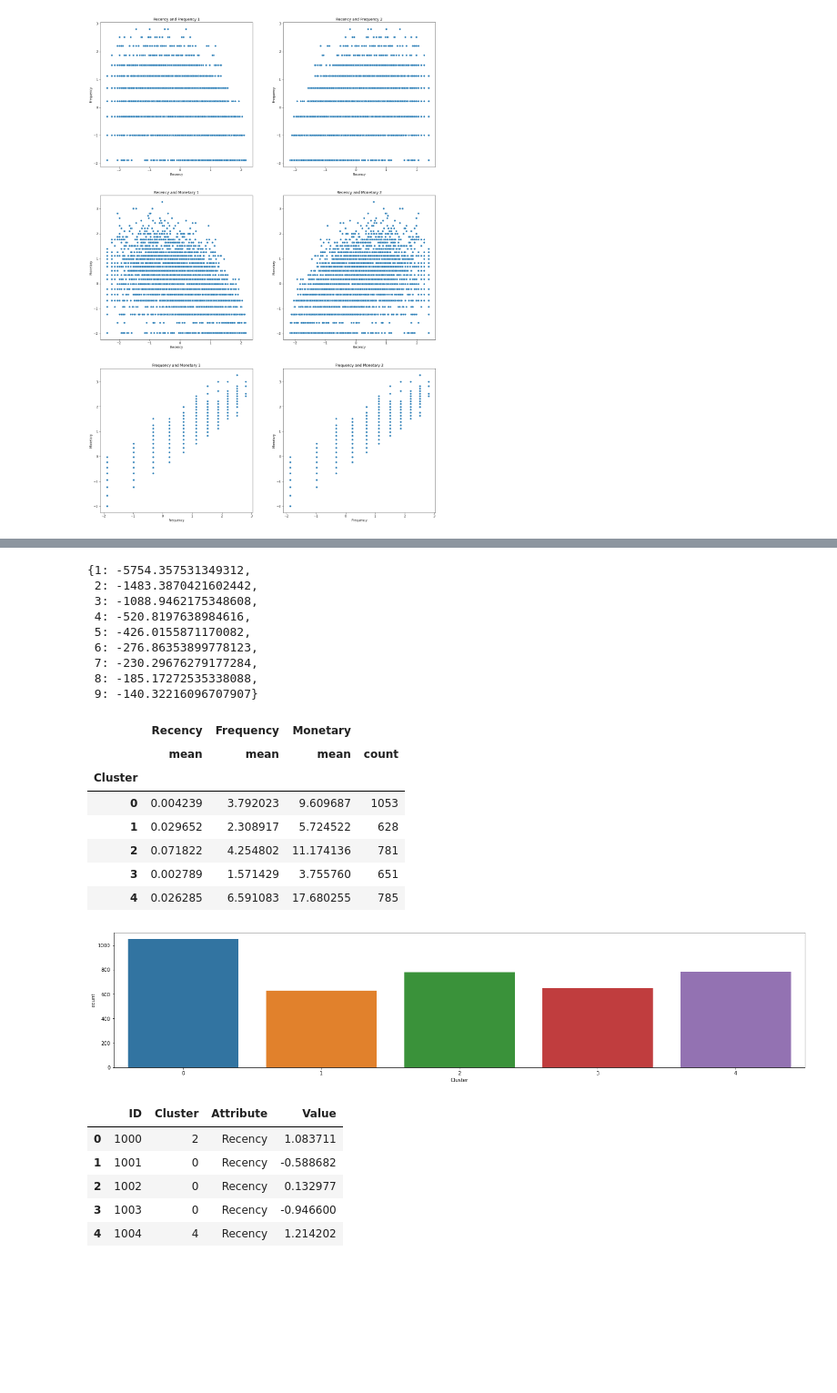
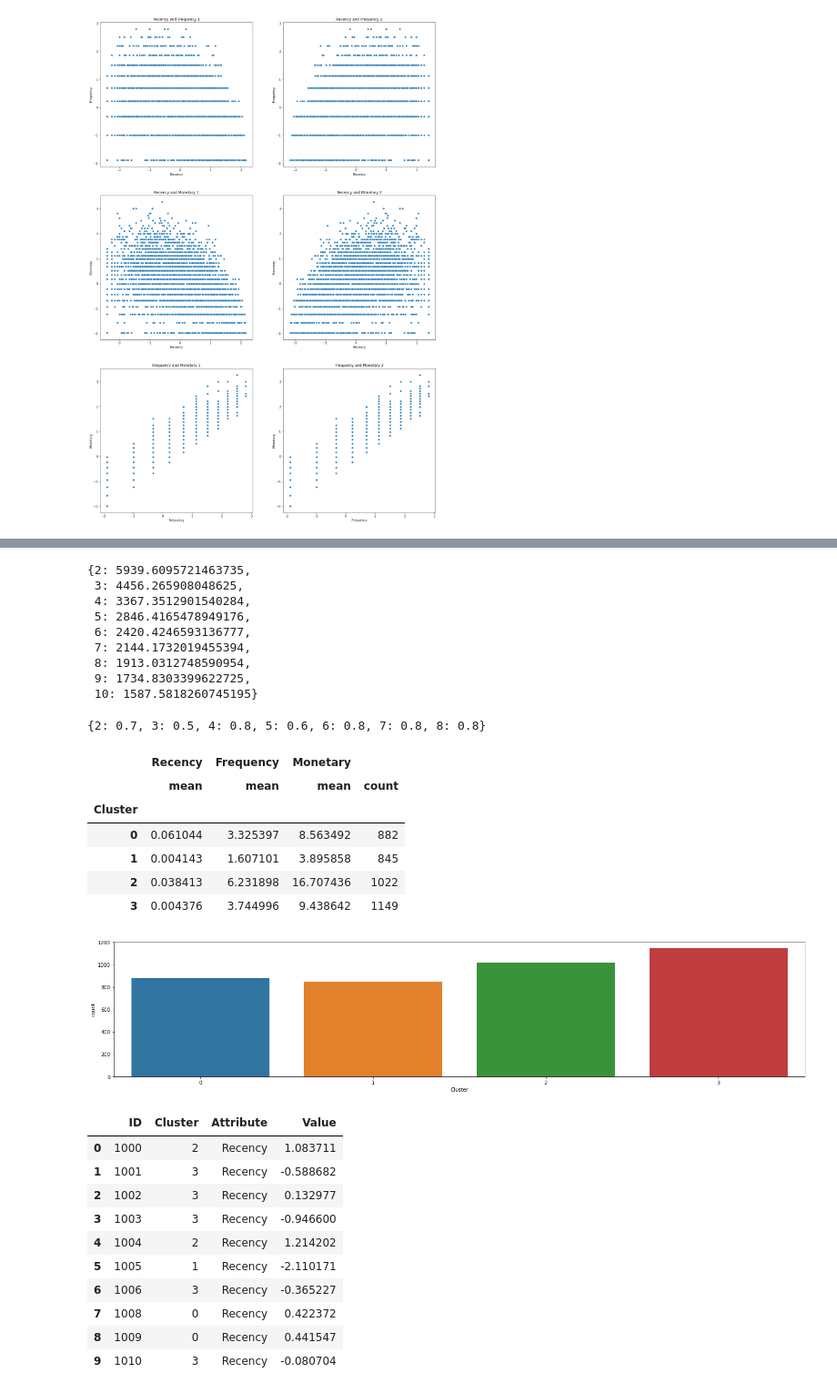
Before and after one commit to khalilvandian/Grocery_Store, a Jupyter notebook: GroceryStore_Analysis.ipynb, the cells around one changed output, grey strips where cells are left out. Shown: that part at 91% size. Cells and saved outputs as stored; diff of their text form; code cells hidden in the pictures; blank space fills up the shorter version.

```diff
--- a/GroceryStore_Analysis.ipynb
+++ b/GroceryStore_Analysis.ipynb
@@ -293,12 +292,21 @@ ax[0,0].ylabel = 'Y'
 # %%
 sse = {}
-for k in range(1, 11):
-    kmeans = KMeans(n_clusters=k, random_state=42)
+silhouetteScores = {}
+
+for k in range(2, 11):
+    kmeans = KMeans(n_clusters=k, random_state=300)
     kmeans.fit(customers_RFM_Normalised_2)
     sse[k] = kmeans.inertia_
+    silhouetteScores[k] = silhouette_score(customers_RFM_Normalised_2, kmeans.labels_)
 
+plt.figure(figsize=(15, 8))
+ax = plt.subplot(1, 2, 1)
 plt.xlabel('k')
 plt.ylabel('SSE')
 sns.pointplot(x=list(sse.keys()), y=list(sse.values()))
-plt.show()
+
+ax = plt.subplot(1, 2, 2)
+plt.xlabel('k')
+plt.ylabel('silhouette Score')
+sns.pointplot(x=list(sse.keys()), y=list(silhouetteScores.values()))
 # %% [output]
@@ -306,22 +315,29 @@ plt.show()
 # %%
 sseSlope = {}
+temp = {}
+sse
+# %% [output]
+{2: 5939.6095721463735,
+ 3: 4456.265908048625,
+ 4: 3367.3512901540284,
+ 5: 2846.4165478949176,
+ 6: 2420.4246593136777,
+ 7: 2144.1732019455394,
+ 8: 1913.0312748590954,
+ 9: 1734.8303399622725,
+ 10: 1587.5818260745195}
 # %%
-for i in range(1,10):
+for i in range(2,10):
     sseSlope[i] = sse[i+1] - sse[i]
 
-sseSlope
+for i in range(2,9):
+    temp[i] = round(sseSlope[i+1] / sseSlope[i],1)
+
+temp
 # %% [output]
-{1: -5754.357531349312,
- 2: -1483.3870421602442,
- 3: -1088.9462175348608,
- 4: -520.8197638984616,
- 5: -426.0155871170082,
- 6: -276.86353899778123,
- 7: -230.29676279177284,
- 8: -185.17272535338088,
- 9: -140.32216096707907}
+{2: 0.7, 3: 0.5, 4: 0.8, 5: 0.6, 6: 0.8, 7: 0.8, 8: 0.8}
 # %%
-model = KMeans(n_clusters=5, random_state=42)
+model = KMeans(n_clusters=4, random_state=300)
 model.fit(customers_RFM_Normalised_2)
 Customers_RFM_Clustered_2 = Customers_RFM_2.copy()
 Customers_RFM_Clustered_2["Cluster"] = model.labels_
@@ -333,34 +349,38 @@ Customers_RFM_Clustered_2.groupby('Cluster').agg({
 |  | Recency | Frequency | Monetary |  |
 |  | mean | mean | mean | count |
 | Cluster |  |  |  |  |
-| 0 | 0.004239 | 3.792023 | 9.609687 | 1053 |
-| 1 | 0.029652 | 2.308917 | 5.724522 | 628 |
-| 2 | 0.071822 | 4.254802 | 11.174136 | 781 |
-| 3 | 0.002789 | 1.571429 | 3.755760 | 651 |
-| 4 | 0.026285 | 6.591083 | 17.680255 | 785 |
+| 0 | 0.061044 | 3.325397 | 8.563492 | 882 |
+| 1 | 0.004143 | 1.607101 | 3.895858 | 845 |
+| 2 | 0.038413 | 6.231898 | 16.707436 | 1022 |
+| 3 | 0.004376 | 3.744996 | 9.438642 | 1149 |
 # %%
 f, ax = plt.subplots(figsize=(25, 5))
 ax = sns.countplot(x="Cluster", data=Customers_RFM_Clustered_2)
 # %% [output]
-[figure, old version]
+[figure, new version]
 # %%
 fig_data_normCust = pd.DataFrame(customers_RFM_Normalised_2, columns=['Recency', 'Frequency', 'Monetary'])
 fig_data_normCust['ID'] = customers_RFM_Normalised_2.index
 fig_data_normCust['Cluster'] = model.labels_
 # Melt The Data
 df_nor_melt = pd.melt(fig_data_normCust.reset_index(),
                       id_vars=['ID', 'Cluster'],
                       value_vars=['Recency','Frequency','Monetary'],
                       var_name='Attribute',
                       value_name='Value')
-df_nor_melt.head()
+df_nor_melt.head(10)
 # %% [output]
 |  | ID | Cluster | Attribute | Value |
 | 0 | 1000 | 2 | Recency | 1.083711 |
-| 1 | 1001 | 0 | Recency | -0.588682 |
-| 2 | 1002 | 0 | Recency | 0.132977 |
-| 3 | 1003 | 0 | Recency | -0.946600 |
-| 4 | 1004 | 4 | Recency | 1.214202 |
+| 1 | 1001 | 3 | Recency | -0.588682 |
+| 2 | 1002 | 3 | Recency | 0.132977 |
+| 3 | 1003 | 3 | Recency | -0.946600 |
+| 4 | 1004 | 2 | Recency | 1.214202 |
+| 5 | 1005 | 1 | Recency | -2.110171 |
+| 6 | 1006 | 3 | Recency | -0.365227 |
+| 7 | 1008 | 0 | Recency | 0.422372 |
+| 8 | 1009 | 0 | Recency | 0.441547 |
+| 9 | 1010 | 3 | Recency | -0.080704 |
 # %%
 sns.lineplot('Attribute', 'Value', hue='Cluster', data=df_nor_melt)
 # %% [output]
```
Also changed, not shown: parts of 7 cells of this notebook, 8 other files.
